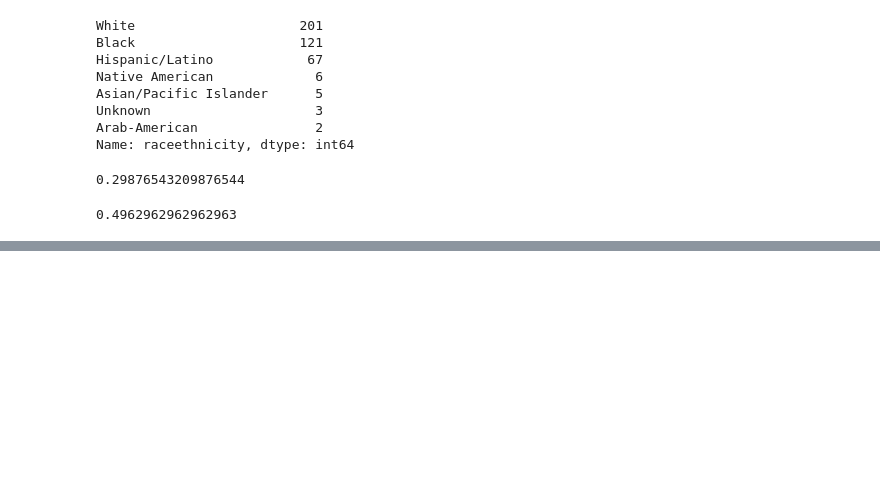
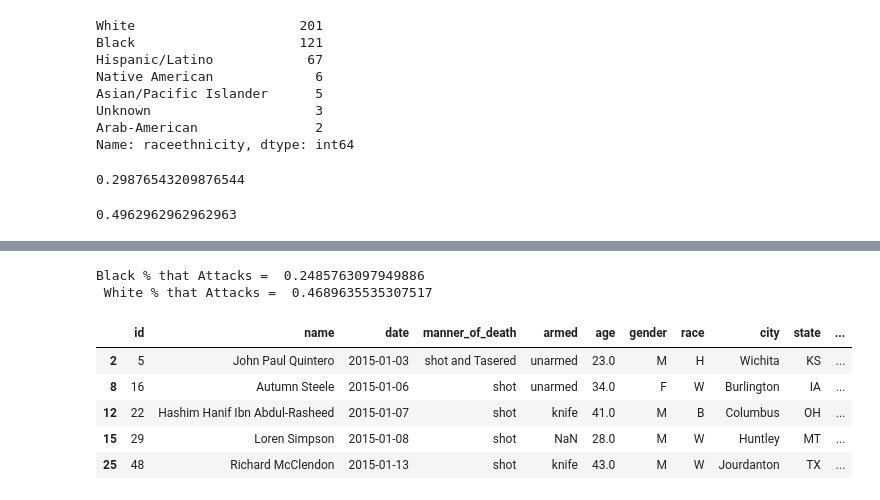
Before and after one commit to afolsom/Police, a Jupyter notebook: police_killings/police_killings.ipynb, the cells around one changed output, grey strips where cells are left out. Saved outputs shown, nothing was run; the diff lists cells and outputs as text; code cells hidden in the pictures; blank space fills up the shorter version.

```diff
--- a/police_killings/police_killings.ipynb
+++ b/police_killings/police_killings.ipynb
@@ -69,0 +201,16 @@ Name: raceethnicity, dtype: int64
+# %%
+print("Black % that Attacks = ", 873/3512)
+print(" White % that Attacks = ", 1647/3512)
+# %% [output]
+Black % that Attacks =  0.2485763097949886
+ White % that Attacks =  0.4689635535307517
+# %%
+df_NA=df_shootings[df_shootings["threat_level"]!="attack"]
+df_NA.head()
+# %% [output]
+|  | id | name | date | manner_of_death | armed | age | gender | race | city | state | ... |
+| 2 | 5 | John Paul Quintero | 2015-01-03 | shot and Tasered | unarmed | 23.0 | M | H | Wichita | KS | ... |
+| 8 | 16 | Autumn Steele | 2015-01-06 | shot | unarmed | 34.0 | F | W | Burlington | IA | ... |
+| 12 | 22 | Hashim Hanif Ibn Abdul-Rasheed | 2015-01-07 | shot | knife | 41.0 | M | B | Columbus | OH | ... |
+| 15 | 29 | Loren Simpson | 2015-01-08 | shot | NaN | 28.0 | M | W | Huntley | MT | ... |
+| 25 | 48 | Richard McClendon | 2015-01-13 | shot | knife | 43.0 | M | W | Jourdanton | TX | ... |
```
Also changed, not shown: parts of 27 cells of this notebook.
